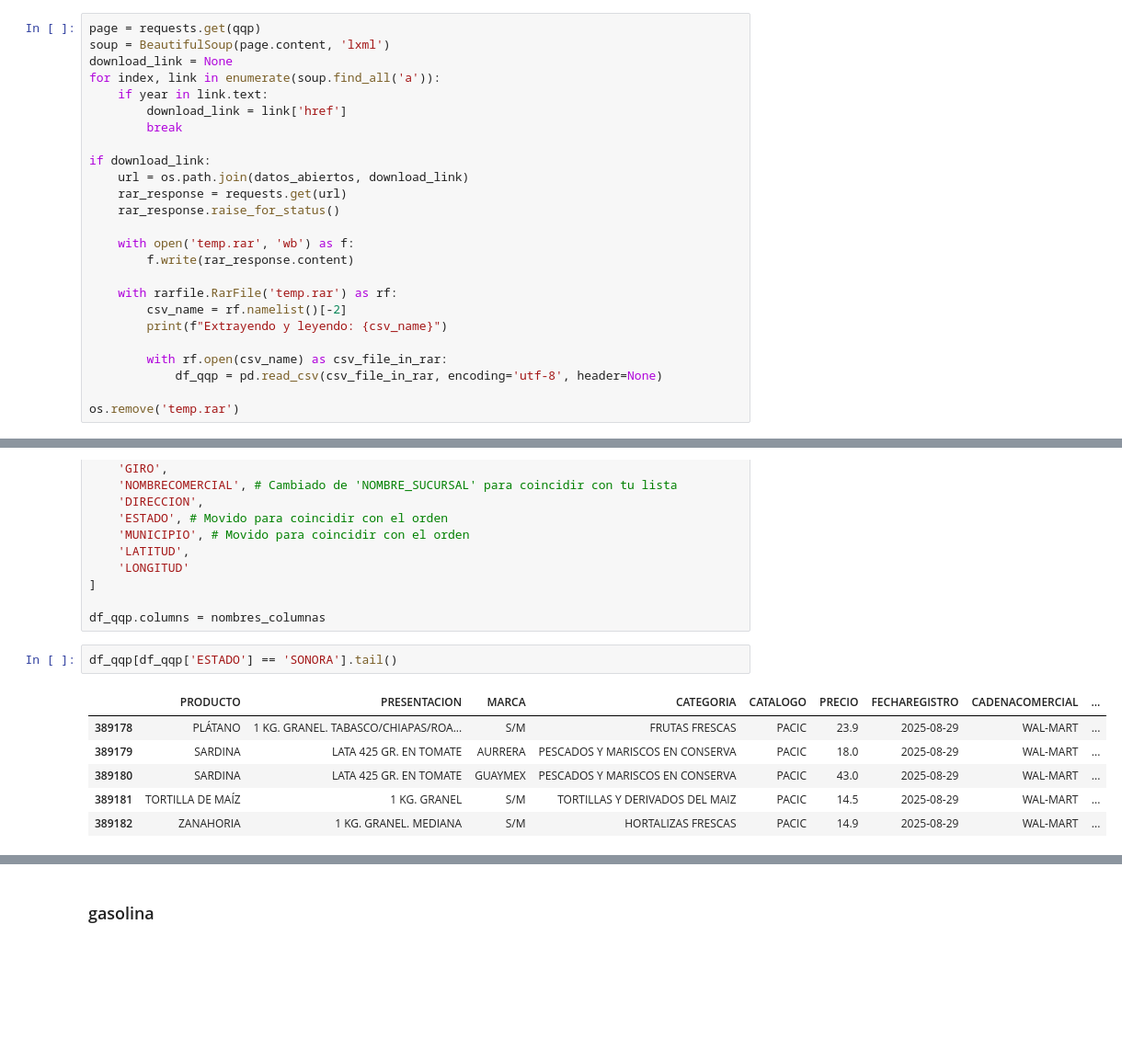
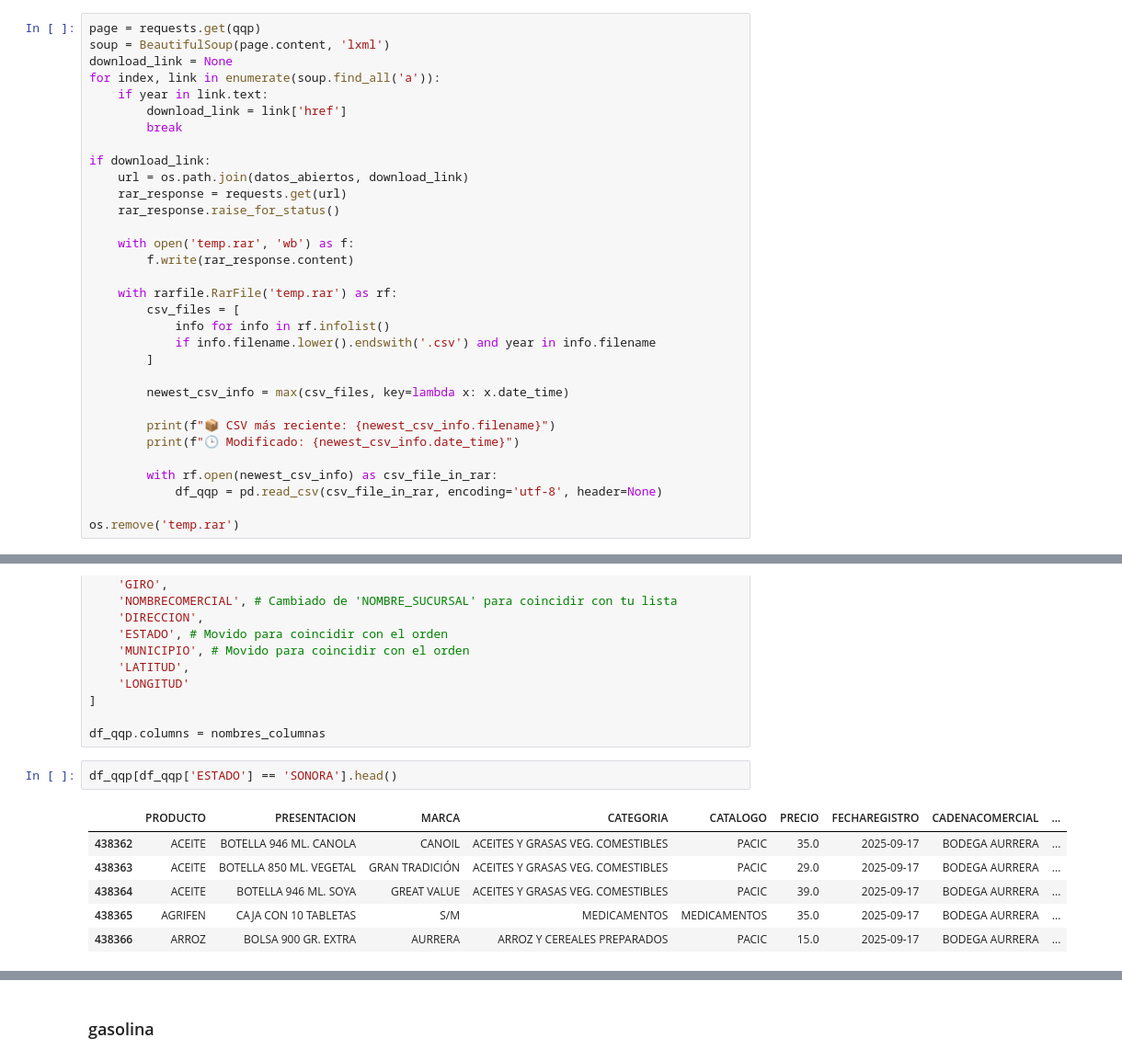
Before and after one commit to anmerino-pnd/jita, a Jupyter notebook: notebooks/first_attempt.ipynb, the cells around one changed output, grey strips where cells are left out. Shown at 92% size. Cells and saved outputs as stored; diff of their text form; blank space fills up the shorter version.

```diff
--- a/notebooks/first_attempt.ipynb
+++ b/notebooks/first_attempt.ipynb
@@ -38,10 +38,17 @@ if download_link:
         f.write(rar_response.content)
 
     with rarfile.RarFile('temp.rar') as rf:
-        csv_name = rf.namelist()[-2]
-        print(f"Extrayendo y leyendo: {csv_name}")
+        csv_files = [
+            info for info in rf.infolist()
+            if info.filename.lower().endswith('.csv') and year in info.filename
+        ]
 
-        with rf.open(csv_name) as csv_file_in_rar:
+        newest_csv_info = max(csv_files, key=lambda x: x.date_time)
+
+        print(f"📦 CSV más reciente: {newest_csv_info.filename}")
+        print(f"🕒 Modificado: {newest_csv_info.date_time}")
+
+        with rf.open(newest_csv_info) as csv_file_in_rar:
             df_qqp = pd.read_csv(csv_file_in_rar, encoding='utf-8', header=None)
 
 os.remove('temp.rar')
@@ -66,11 +76,11 @@ nombres_columnas = [
 
 df_qqp.columns = nombres_columnas
 # %%
-df_qqp[df_qqp['ESTADO'] == 'SONORA'].tail()
+df_qqp[df_qqp['ESTADO'] == 'SONORA'].head()
 # %% [output]
 |  | PRODUCTO | PRESENTACION | MARCA | CATEGORIA | CATALOGO | PRECIO | FECHAREGISTRO | CADENACOMERCIAL | ... |
-| 389178 | PLÁTANO | 1 KG. GRANEL. TABASCO/CHIAPAS/ROA... | S/M | FRUTAS FRESCAS | PACIC | 23.9 | 2025-08-29 | WAL-MART | ... |
-| 389179 | SARDINA | LATA 425 GR. EN TOMATE | AURRERA | PESCADOS Y MARISCOS EN CONSERVA | PACIC | 18.0 | 2025-08-29 | WAL-MART | ... |
-| 389180 | SARDINA | LATA 425 GR. EN TOMATE | GUAYMEX | PESCADOS Y MARISCOS EN CONSERVA | PACIC | 43.0 | 2025-08-29 | WAL-MART | ... |
-| 389181 | TORTILLA DE MAÍZ | 1 KG. GRANEL | S/M | TORTILLAS Y DERIVADOS DEL MAIZ | PACIC | 14.5 | 2025-08-29 | WAL-MART | ... |
-| 389182 | ZANAHORIA | 1 KG. GRANEL. MEDIANA | S/M | HORTALIZAS FRESCAS | PACIC | 14.9 | 2025-08-29 | WAL-MART | ... |
+| 438362 | ACEITE | BOTELLA 946 ML. CANOLA | CANOIL | ACEITES Y GRASAS VEG. COMESTIBLES | PACIC | 35.0 | 2025-09-17 | BODEGA AURRERA | ... |
+| 438363 | ACEITE | BOTELLA 850 ML. VEGETAL | GRAN TRADICIÓN | ACEITES Y GRASAS VEG. COMESTIBLES | PACIC | 29.0 | 2025-09-17 | BODEGA AURRERA | ... |
+| 438364 | ACEITE | BOTELLA 946 ML. SOYA | GREAT VALUE | ACEITES Y GRASAS VEG. COMESTIBLES | PACIC | 39.0 | 2025-09-17 | BODEGA AURRERA | ... |
+| 438365 | AGRIFEN | CAJA CON 10 TABLETAS | S/M | MEDICAMENTOS | MEDICAMENTOS | 35.0 | 2025-09-17 | BODEGA AURRERA | ... |
+| 438366 | ARROZ | BOLSA 900 GR. EXTRA | AURRERA | ARROZ Y CEREALES PREPARADOS | PACIC | 15.0 | 2025-09-17 | BODEGA AURRERA | ... |
```
Also changed, not shown: parts of 4 cells of this notebook.
